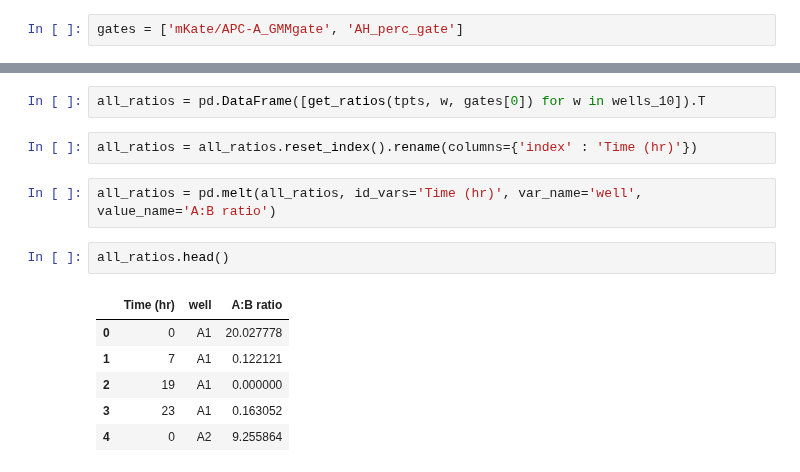
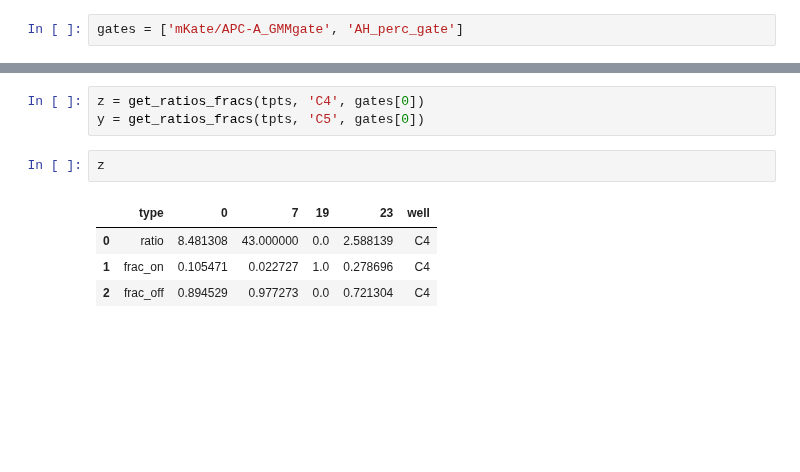
Before and after one commit to geezerbriefs/xpspython, a Jupyter notebook: flow/plot A=B flow data.ipynb, the cells around one changed output, grey strips where cells are left out. Drawn from its saved outputs; the diff is of its cells as text; blank space fills up the shorter version.

```diff
--- a/flow/plot A=B flow data.ipynb
+++ b/flow/plot A=B flow data.ipynb
@@ -103,15 +129,10 @@ def get_ratios (timepoints, well, gate):
-# %%
-all_ratios = pd.DataFrame([get_ratios(tpts, w, gates[0]) for w in wells_10]).T
-# %%
-all_ratios = all_ratios.reset_index().rename(columns={'index' : 'Time (hr)'})
-# %%
-all_ratios = pd.melt(all_ratios, id_vars='Time (hr)', var_name='well', value_name='A:B ratio')
-# %%
-all_ratios.head()
-# %% [output]
-|  | Time (hr) | well | A:B ratio |
-| 0 | 0 | A1 | 20.027778 |
-| 1 | 7 | A1 | 0.122121 |
-| 2 | 19 | A1 | 0.000000 |
-| 3 | 23 | A1 | 0.163052 |
-| 4 | 0 | A2 | 9.255864 |
+# %%
+z = get_ratios_fracs(tpts, 'C4', gates[0])
+y = get_ratios_fracs(tpts, 'C5', gates[0])
+# %%
+z
+# %% [output]
+|  | type | 0 | 7 | 19 | 23 | well |
+| 0 | ratio | 8.481308 | 43.000000 | 0.0 | 2.588139 | C4 |
+| 1 | frac_on | 0.105471 | 0.022727 | 1.0 | 0.278696 | C4 |
+| 2 | frac_off | 0.894529 | 0.977273 | 0.0 | 0.721304 | C4 |
```
Also changed, not shown: parts of 7 cells of this notebook.
